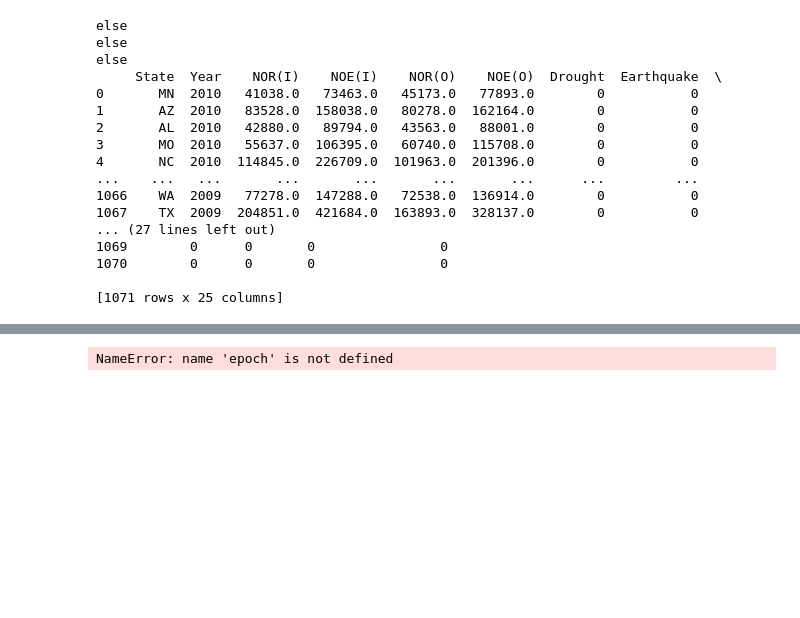
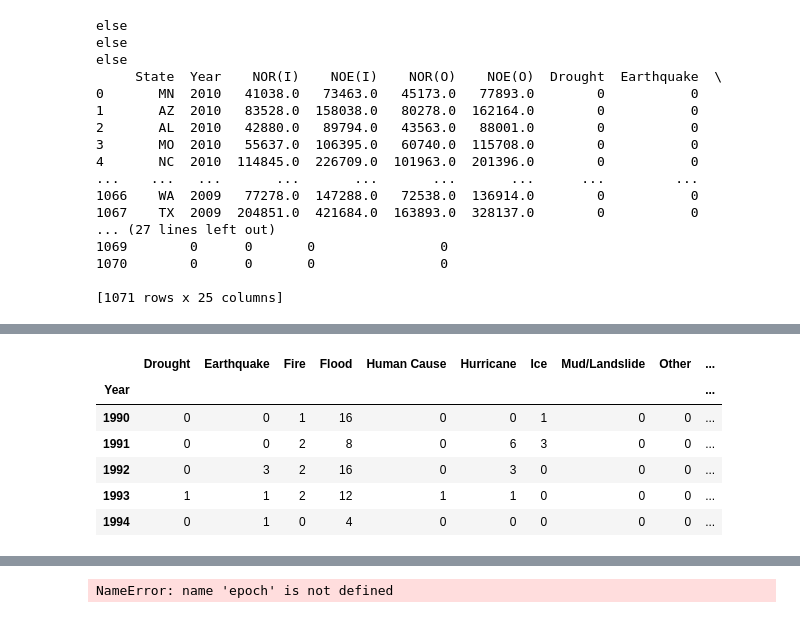
Before and after one commit to Suzanna-Neely-Yates/climate-displacement, a Jupyter notebook: code/notebook.ipynb, the cells around one changed output, grey strips where cells are left out. Cells and saved outputs as stored; diff of their text form; code cells hidden in the pictures; blank space fills up the shorter version.

```diff
--- a/code/notebook.ipynb
+++ b/code/notebook.ipynb
@@ -841,0 +884,28 @@ df.head()
+# %%
+# dataset for create graph of natural disasters per year
+
+df_disaster_graph = df.copy()
+
+df_disaster_graph.pop('NOR(I)')
+df_disaster_graph.pop('NOE(I)')
+df_disaster_graph.pop('NOR(O)')
+df_disaster_graph.pop('NOE(O)')
+df_disaster_graph.pop('Unnamed: 0')
+df_disaster_graph.pop('State')
+
+df_disaster_graph.head()
+df_disaster_graph = df_disaster_graph.transpose()
+header_row = 0
+df_disaster_graph.columns = df_disaster_graph.iloc[header_row]
+df_disaster_graph = df_disaster_graph.drop('Year')
+
+df_disaster_graph = df_disaster_graph.transpose()
+df_disaster_graph.head()
+# %% [output]
+|  | Drought | Earthquake | Fire | Flood | Human Cause | Hurricane | Ice | Mud/Landslide | Other | ... |
+| Year |  |  |  |  |  |  |  |  |  | ... |
+| 1990 | 0 | 0 | 1 | 16 | 0 | 0 | 1 | 0 | 0 | ... |
+| 1991 | 0 | 0 | 2 | 8 | 0 | 6 | 3 | 0 | 0 | ... |
+| 1992 | 0 | 3 | 2 | 16 | 0 | 3 | 0 | 0 | 0 | ... |
+| 1993 | 1 | 1 | 2 | 12 | 1 | 1 | 0 | 0 | 0 | ... |
+| 1994 | 0 | 1 | 0 | 4 | 0 | 0 | 0 | 0 | 0 | ... |
```
Also changed, not shown: parts of 15 cells of this notebook, 1 other file.
